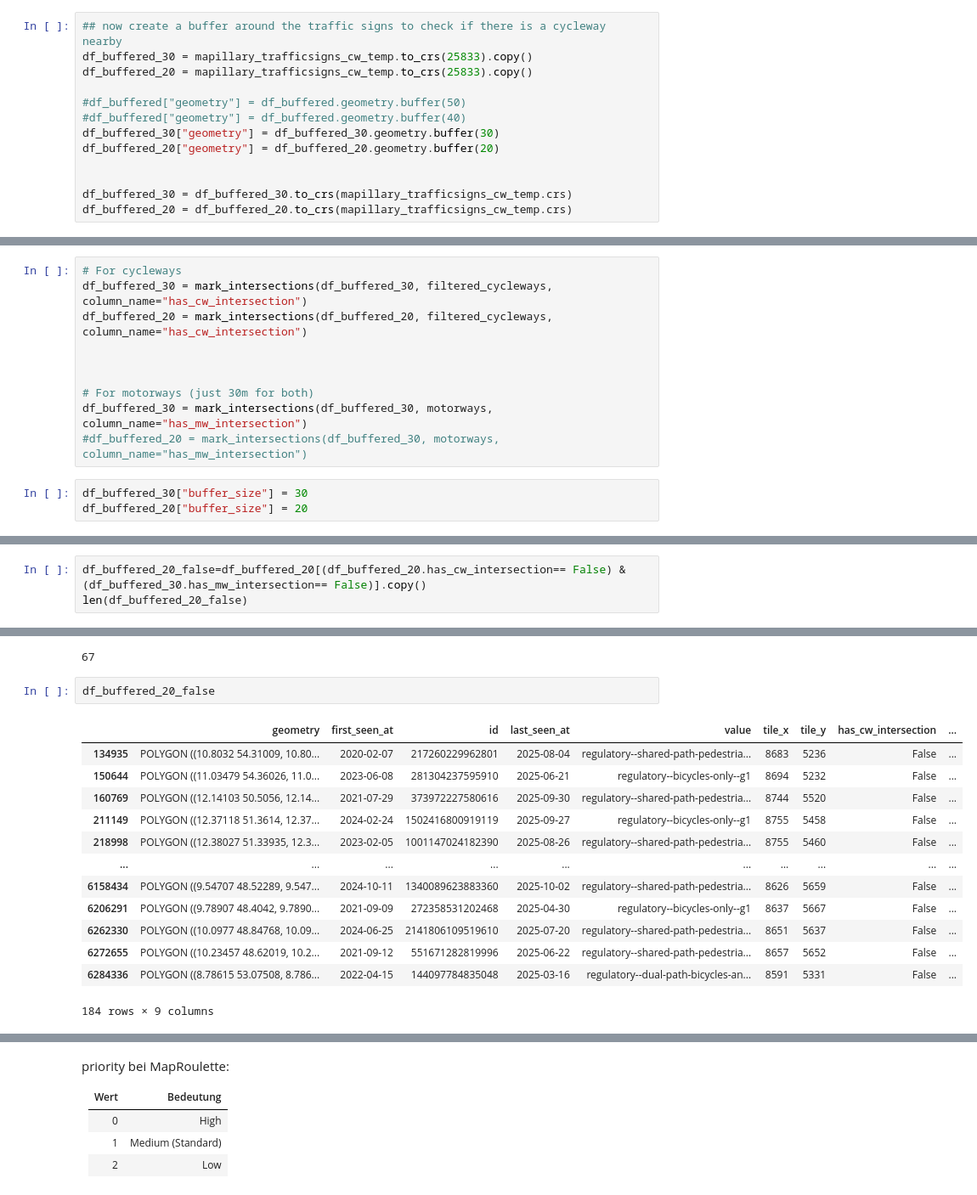
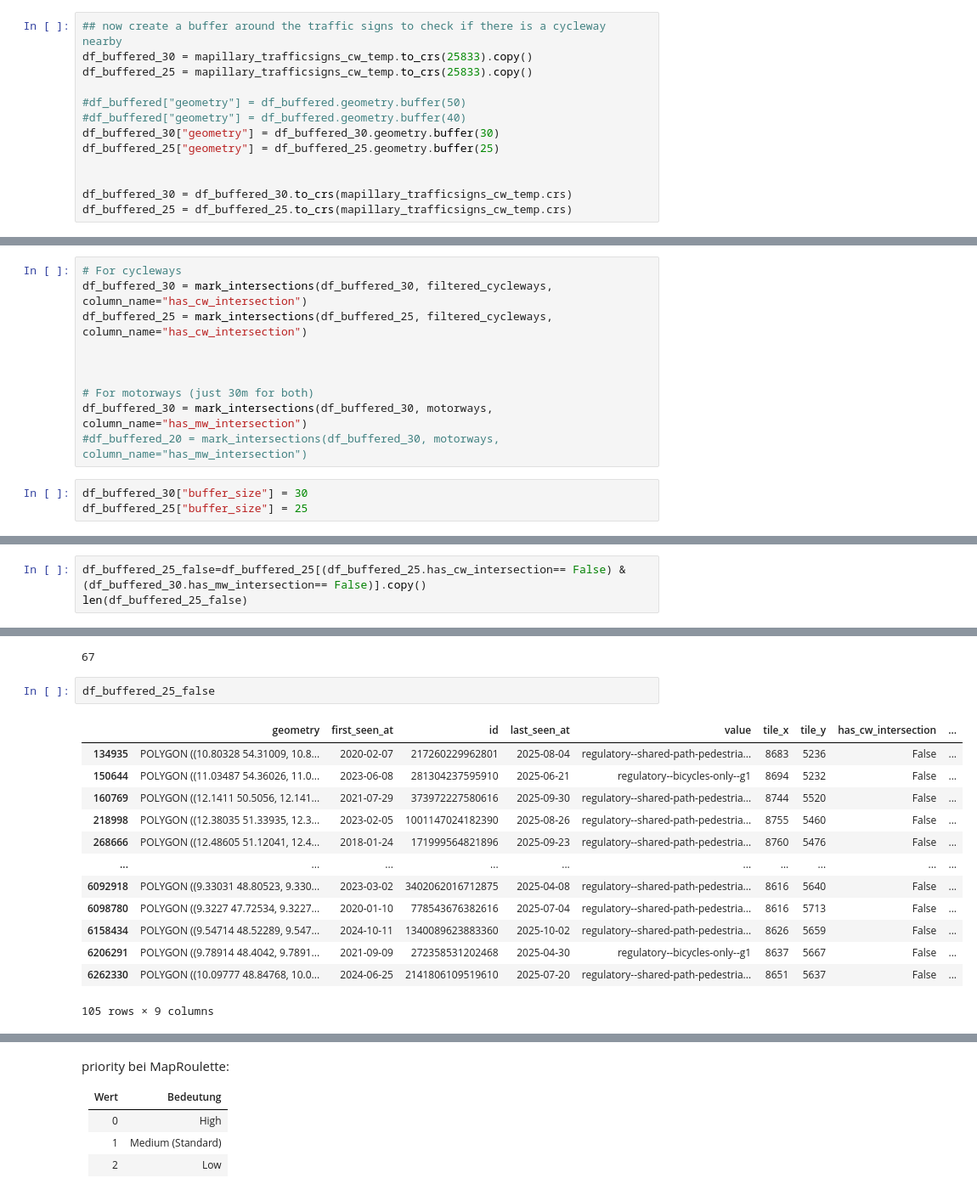
Before and after one commit to vizsim/mapillary_trafficsigns, a Jupyter notebook: use_cases/cycleway_complete_campaign/1_merge_mapillary-trafficsigns_osm-cycleways.ipynb, the cells around one changed output, grey strips where cells are left out. Shown at 85% size. Cells and saved outputs as stored; diff of their text form.

```diff
--- a/use_cases/cycleway_complete_campaign/1_merge_mapillary-trafficsigns_osm-cycleways.ipynb
+++ b/use_cases/cycleway_complete_campaign/1_merge_mapillary-trafficsigns_osm-cycleways.ipynb
@@ -219,16 +219,16 @@ mapillary_trafficsigns_cw_temp.plot(alpha=0.01)
 # %%
 ## now create a buffer around the traffic signs to check if there is a cycleway nearby
 df_buffered_30 = mapillary_trafficsigns_cw_temp.to_crs(25833).copy()
-df_buffered_20 = mapillary_trafficsigns_cw_temp.to_crs(25833).copy()
+df_buffered_25 = mapillary_trafficsigns_cw_temp.to_crs(25833).copy()
 
 #df_buffered["geometry"] = df_buffered.geometry.buffer(50)
 #df_buffered["geometry"] = df_buffered.geometry.buffer(40)
 df_buffered_30["geometry"] = df_buffered_30.geometry.buffer(30)
-df_buffered_20["geometry"] = df_buffered_20.geometry.buffer(20)
+df_buffered_25["geometry"] = df_buffered_25.geometry.buffer(25)
 
 
 df_buffered_30 = df_buffered_30.to_crs(mapillary_trafficsigns_cw_temp.crs)
-df_buffered_20 = df_buffered_20.to_crs(mapillary_trafficsigns_cw_temp.crs)
+df_buffered_25 = df_buffered_25.to_crs(mapillary_trafficsigns_cw_temp.crs)
 # %%
 # helper
 def mark_intersections(buffered_df, target_layer, column_name="has_intersection"):
@@ -260,7 +260,7 @@ def mark_intersections(buffered_df, target_layer, column_name="has_intersection"
 # %%
 # For cycleways
 df_buffered_30 = mark_intersections(df_buffered_30, filtered_cycleways, column_name="has_cw_intersection")
-df_buffered_20 = mark_intersections(df_buffered_20, filtered_cycleways, column_name="has_cw_intersection")
+df_buffered_25 = mark_intersections(df_buffered_25, filtered_cycleways, column_name="has_cw_intersection")
 
 
 
@@ -269,7 +269,7 @@ df_buffered_30 = mark_intersections(df_buffered_30, motorways, column_name="has_
 #df_buffered_20 = mark_intersections(df_buffered_30, motorways, column_name="has_mw_intersection")
 # %%
 df_buffered_30["buffer_size"] = 30
-df_buffered_20["buffer_size"] = 20
+df_buffered_25["buffer_size"] = 25
 # %%
 #df_buffered.id.unique()
 # %%
@@ -311,6 +311,6 @@ df_buffered_30.has_mw_intersection
 6297317    False
 Name: has_mw_intersection, Length: 15437, dtype: bool
 # %%
-df_buffered_20_false=df_buffered_20[(df_buffered_20.has_cw_intersection== False) & (df_buffered_30.has_mw_intersection== False)].copy()
-len(df_buffered_20_false)
+df_buffered_25_false=df_buffered_25[(df_buffered_25.has_cw_intersection== False) & (df_buffered_30.has_mw_intersection== False)].copy()
+len(df_buffered_25_false)
 # %% [output]
@@ -321,19 +321,19 @@ len(df_buffered_30_false)
 # %% [output]
 67
 # %%
-df_buffered_20_false
+df_buffered_25_false
 # %% [output]
 |  | geometry | first_seen_at | id | last_seen_at | value | tile_x | tile_y | has_cw_intersection | ... |
-| 134935 | POLYGON ((10.8032 54.31009, 10.80... | 2020-02-07 | 217260229962801 | 2025-08-04 | regulatory--shared-path-pedestria... | 8683 | 5236 | False | ... |
-| 150644 | POLYGON ((11.03479 54.36026, 11.0... | 2023-06-08 | 281304237595910 | 2025-06-21 | regulatory--bicycles-only--g1 | 8694 | 5232 | False | ... |
-| 160769 | POLYGON ((12.14103 50.5056, 12.14... | 2021-07-29 | 373972227580616 | 2025-09-30 | regulatory--shared-path-pedestria... | 8744 | 5520 | False | ... |
-| 211149 | POLYGON ((12.37118 51.3614, 12.37... | 2024-02-24 | 1502416800919119 | 2025-09-27 | regulatory--bicycles-only--g1 | 8755 | 5458 | False | ... |
-| 218998 | POLYGON ((12.38027 51.33935, 12.3... | 2023-02-05 | 1001147024182390 | 2025-08-26 | regulatory--shared-path-pedestria... | 8755 | 5460 | False | ... |
+| 134935 | POLYGON ((10.80328 54.31009, 10.8... | 2020-02-07 | 217260229962801 | 2025-08-04 | regulatory--shared-path-pedestria... | 8683 | 5236 | False | ... |
+| 150644 | POLYGON ((11.03487 54.36026, 11.0... | 2023-06-08 | 281304237595910 | 2025-06-21 | regulatory--bicycles-only--g1 | 8694 | 5232 | False | ... |
+| 160769 | POLYGON ((12.1411 50.5056, 12.141... | 2021-07-29 | 373972227580616 | 2025-09-30 | regulatory--shared-path-pedestria... | 8744 | 5520 | False | ... |
+| 218998 | POLYGON ((12.38035 51.33935, 12.3... | 2023-02-05 | 1001147024182390 | 2025-08-26 | regulatory--shared-path-pedestria... | 8755 | 5460 | False | ... |
+| 268666 | POLYGON ((12.48605 51.12041, 12.4... | 2018-01-24 | 171999564821896 | 2025-09-23 | regulatory--shared-path-pedestria... | 8760 | 5476 | False | ... |
 | ... | ... | ... | ... | ... | ... | ... | ... | ... | ... |
-| 6158434 | POLYGON ((9.54707 48.52289, 9.547... | 2024-10-11 | 1340089623883360 | 2025-10-02 | regulatory--shared-path-pedestria... | 8626 | 5659 | False | ... |
-| 6206291 | POLYGON ((9.78907 48.4042, 9.7890... | 2021-09-09 | 272358531202468 | 2025-04-30 | regulatory--bicycles-only--g1 | 8637 | 5667 | False | ... |
-| 6262330 | POLYGON ((10.0977 48.84768, 10.09... | 2024-06-25 | 2141806109519610 | 2025-07-20 | regulatory--shared-path-pedestria... | 8651 | 5637 | False | ... |
-| 6272655 | POLYGON ((10.23457 48.62019, 10.2... | 2021-09-12 | 551671282819996 | 2025-06-22 | regulatory--shared-path-pedestria... | 8657 | 5652 | False | ... |
-| 6284336 | POLYGON ((8.78615 53.07508, 8.786... | 2022-04-15 | 144097784835048 | 2025-03-16 | regulatory--dual-path-bicycles-an... | 8591 | 5331 | False | ... |
+| 6092918 | POLYGON ((9.33031 48.80523, 9.330... | 2023-03-02 | 3402062016712875 | 2025-04-08 | regulatory--shared-path-pedestria... | 8616 | 5640 | False | ... |
+| 6098780 | POLYGON ((9.3227 47.72534, 9.3227... | 2020-01-10 | 778543676382616 | 2025-07-04 | regulatory--shared-path-pedestria... | 8616 | 5713 | False | ... |
+| 6158434 | POLYGON ((9.54714 48.52289, 9.547... | 2024-10-11 | 1340089623883360 | 2025-10-02 | regulatory--shared-path-pedestria... | 8626 | 5659 | False | ... |
+| 6206291 | POLYGON ((9.78914 48.4042, 9.7891... | 2021-09-09 | 272358531202468 | 2025-04-30 | regulatory--bicycles-only--g1 | 8637 | 5667 | False | ... |
+| 6262330 | POLYGON ((10.09777 48.84768, 10.0... | 2024-06-25 | 2141806109519610 | 2025-07-20 | regulatory--shared-path-pedestria... | 8651 | 5637 | False | ... |
-184 rows × 9 columns
+105 rows × 9 columns
 # %%
```
Also changed, not shown: parts of 11 cells of this notebook, 1 other file.
